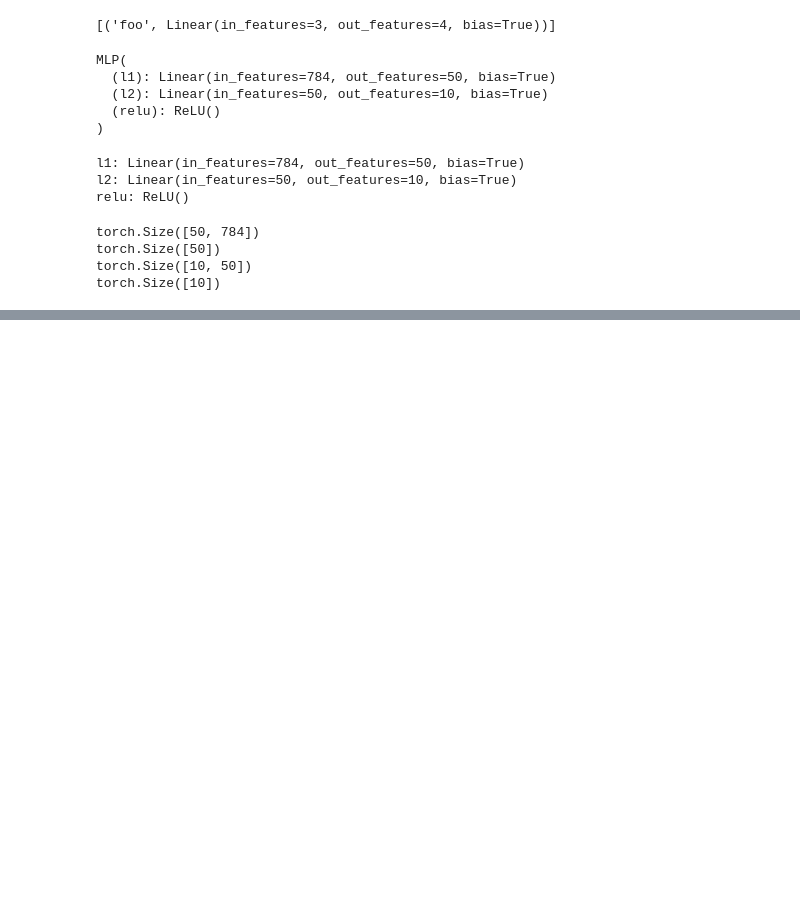
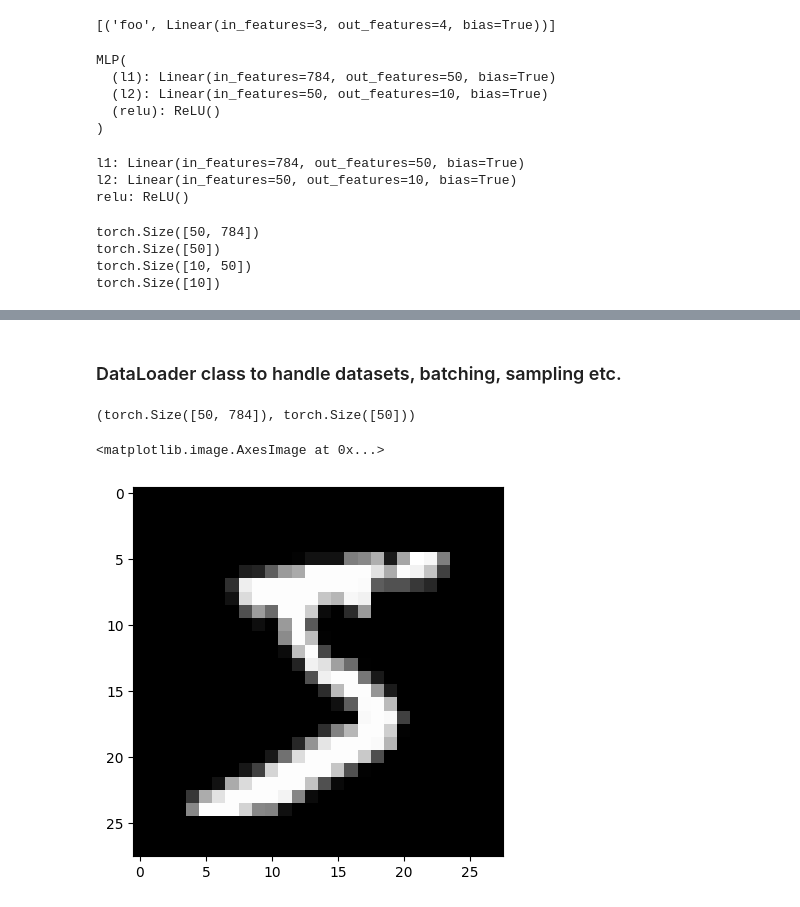
Before and after one commit to teome/diffusion-play, a Jupyter notebook: nbs/04_minibatch_training.ipynb, the cells around one changed output, grey strips where cells are left out. Cells and saved outputs as stored; diff of their text form; code cells hidden in the pictures; blank space fills up the shorter version.

Commit message:
Implement training and dataset,dataloader

```diff
--- a/nbs/04_minibatch_training.ipynb
+++ b/nbs/04_minibatch_training.ipynb
@@ -264,0 +422,11 @@ loss: 0.04, accuracy: 1.00
+# %%
+model, opt = get_model()
+for epoch in range(epochs):
+    for i in range(0, n, bs):
+        xb, yb = train_ds[i:i+bs]
+        preds = model(xb)
+        loss = loss_func(preds, yb)
+        loss.backward()
+        opt.step()
+        opt.zero_grad()
+    report(loss, preds, yb)
@@ -264,0 +437,20 @@ loss: 0.04, accuracy: 1.00
+# %% [markdown]
+### DataLoader class to handle datasets, batching, sampling etc.
+# %%
+class DataLoader:
+    def __init__(self, ds, bs): self.ds, self.bs = ds, bs
+    def __iter__(self):
+        for i in range(0, len(self.ds), bs): yield self.ds[i:i+self.bs]
+# %%
+train_dl = DataLoader(train_ds, bs)
+valid_dl = DataLoader(valid_ds, bs)
+# %%
+xb, yb = next(iter(train_dl))
+xb.shape, yb.shape
+# %% [output]
+(torch.Size([50, 784]), torch.Size([50]))
+# %%
+plt.imshow(xb[0].view(28, 28))
+# %% [output]
+<matplotlib.image.AxesImage at 0x...>
+[figure, added]
```
Also changed, not shown: parts of 52 cells of this notebook.
